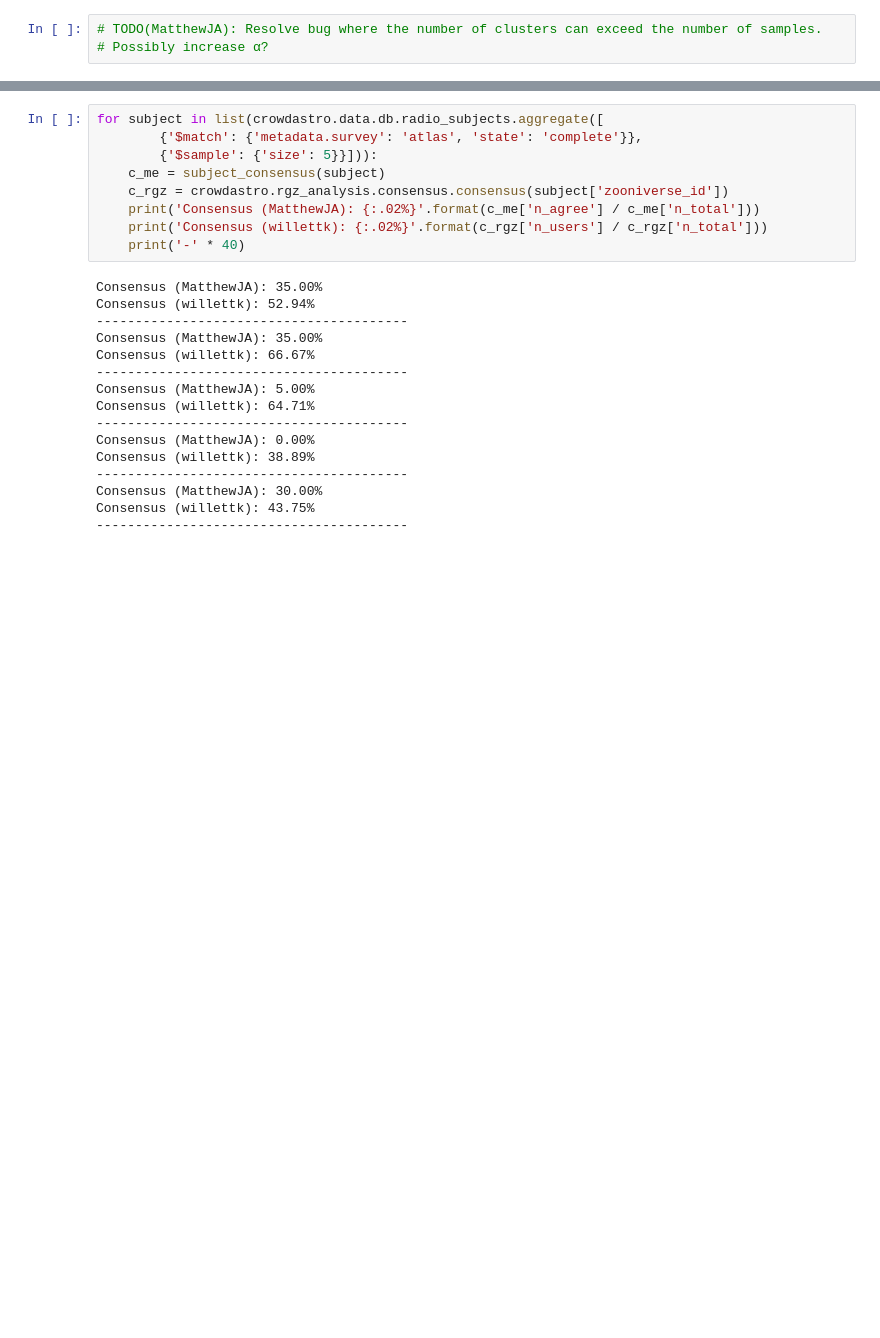
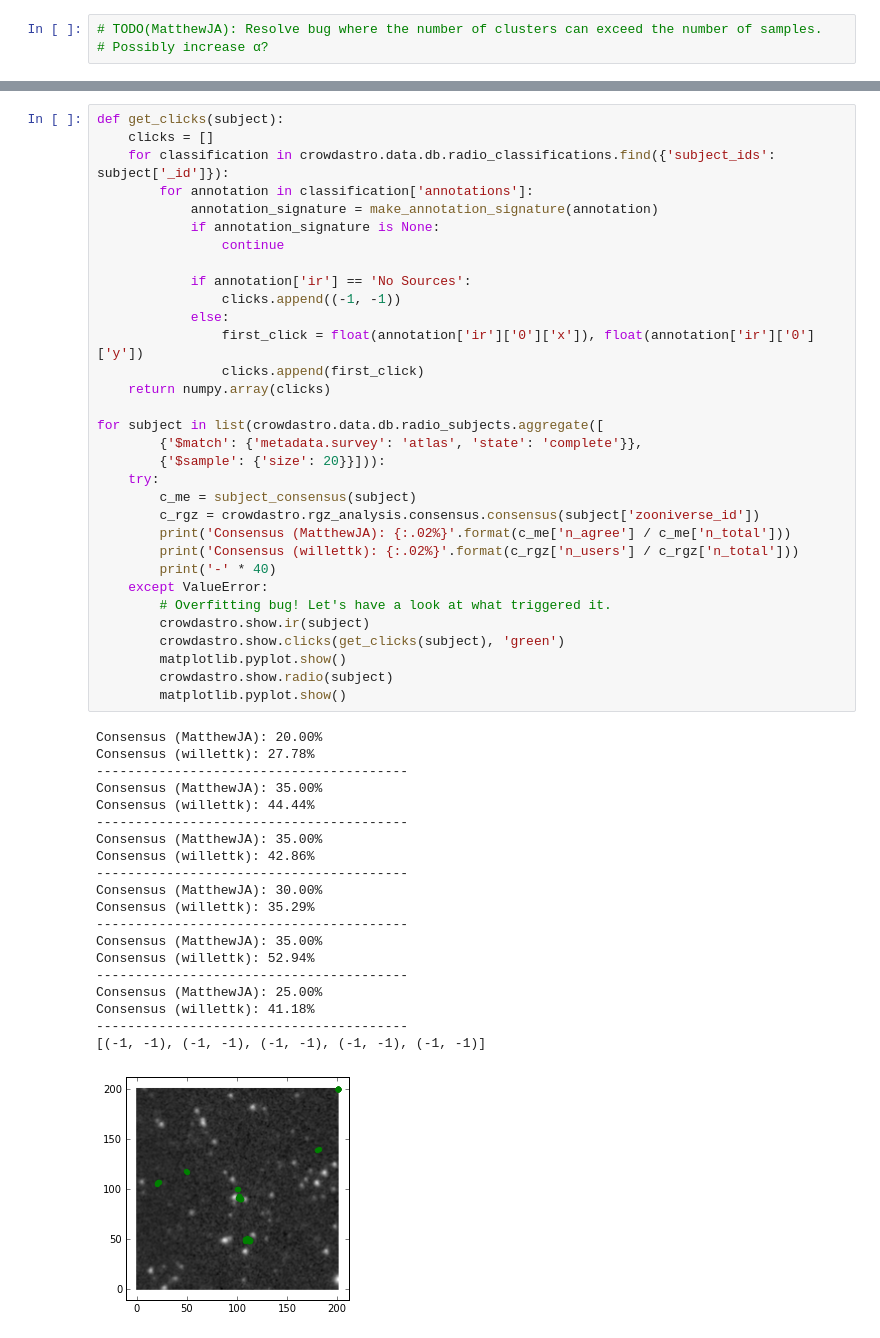
Before and after one commit to chengsoonong/crowdastro, a Jupyter notebook: notebooks/click_consensus.ipynb, the cells around one changed output, grey strips where cells are left out. Cells and saved outputs as stored; diff of their text form; blank space fills up the shorter version.

```diff
--- a/notebooks/click_consensus.ipynb
+++ b/notebooks/click_consensus.ipynb
@@ -421,25 +426,53 @@ I also want to see how much the consensuses differ.
 # %%
+def get_clicks(subject):
+    clicks = []
+    for classification in crowdastro.data.db.radio_classifications.find({'subject_ids': subject['_id']}):
+        for annotation in classification['annotations']:
+            annotation_signature = make_annotation_signature(annotation)
+            if annotation_signature is None:
+                continue
+
+            if annotation['ir'] == 'No Sources':
+                clicks.append((-1, -1))
+            else:
+                first_click = float(annotation['ir']['0']['x']), float(annotation['ir']['0']['y'])
+                clicks.append(first_click)
+    return numpy.array(clicks)
+
 for subject in list(crowdastro.data.db.radio_subjects.aggregate([
         {'$match': {'metadata.survey': 'atlas', 'state': 'complete'}},
-        {'$sample': {'size': 5}}])):
-    c_me = subject_consensus(subject)
-    c_rgz = crowdastro.rgz_analysis.consensus.consensus(subject['zooniverse_id'])
-    print('Consensus (MatthewJA): {:.02%}'.format(c_me['n_agree'] / c_me['n_total']))
-    print('Consensus (willettk): {:.02%}'.format(c_rgz['n_users'] / c_rgz['n_total']))
-    print('-' * 40)
+        {'$sample': {'size': 20}}])):
+    try:
+        c_me = subject_consensus(subject)
+        c_rgz = crowdastro.rgz_analysis.consensus.consensus(subject['zooniverse_id'])
+        print('Consensus (MatthewJA): {:.02%}'.format(c_me['n_agree'] / c_me['n_total']))
+        print('Consensus (willettk): {:.02%}'.format(c_rgz['n_users'] / c_rgz['n_total']))
+        print('-' * 40)
+    except ValueError:
+        # Overfitting bug! Let's have a look at what triggered it.
+        crowdastro.show.ir(subject)
+        crowdastro.show.clicks(get_clicks(subject), 'green')
+        matplotlib.pyplot.show()
+        crowdastro.show.radio(subject)
+        matplotlib.pyplot.show()
 # %% [output]
+Consensus (MatthewJA): 20.00%
+Consensus (willettk): 27.78%
+----------------------------------------
+Consensus (MatthewJA): 35.00%
+Consensus (willettk): 44.44%
+----------------------------------------
+Consensus (MatthewJA): 35.00%
+Consensus (willettk): 42.86%
+----------------------------------------
+Consensus (MatthewJA): 30.00%
+Consensus (willettk): 35.29%
+----------------------------------------
 Consensus (MatthewJA): 35.00%
 Consensus (willettk): 52.94%
 ----------------------------------------
-Consensus (MatthewJA): 35.00%
-Consensus (willettk): 66.67%
+Consensus (MatthewJA): 25.00%
+Consensus (willettk): 41.18%
 ----------------------------------------
-Consensus (MatthewJA): 5.00%
-Consensus (willettk): 64.71%
-----------------------------------------
-Consensus (MatthewJA): 0.00%
-Consensus (willettk): 38.89%
-----------------------------------------
-Consensus (MatthewJA): 30.00%
-Consensus (willettk): 43.75%
-----------------------------------------
+[(-1, -1), (-1, -1), (-1, -1), (-1, -1), (-1, -1)]
+[figure, added]
```
Also changed, not shown: parts of 9 cells of this notebook.
